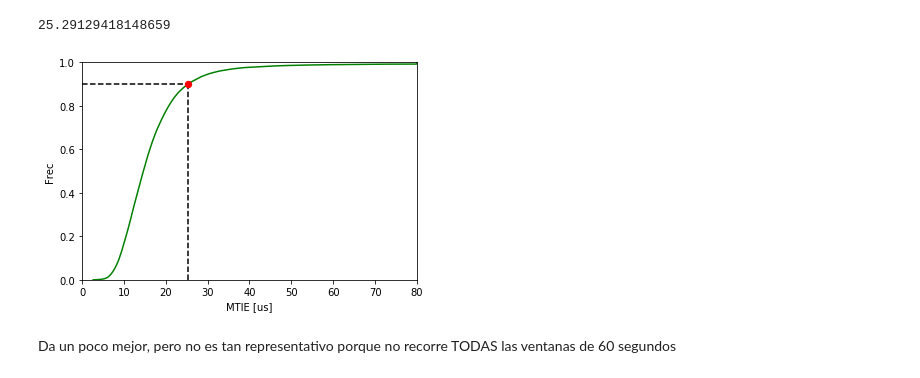
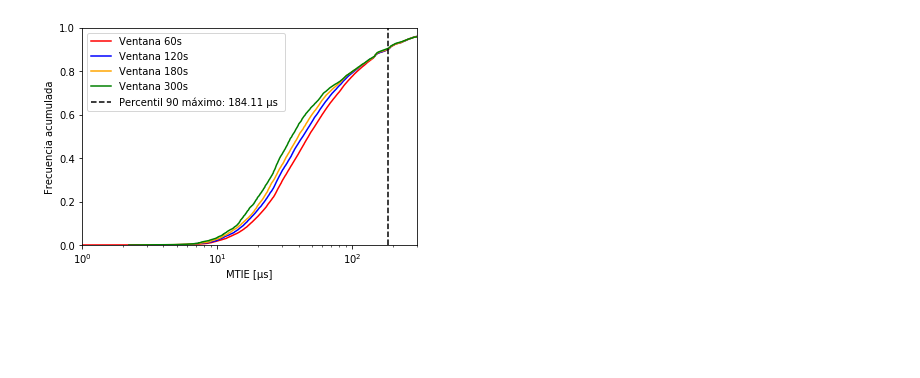
Before and after one commit to TallerIII-SIC/taller3-sic, a Jupyter notebook: src/mtie.ipynb, the cells around one changed output. Saved outputs shown, nothing was run; the diff lists cells and outputs as text; code cells hidden in the pictures; blank space fills up the shorter version.

```diff
--- a/src/mtie.ipynb
+++ b/src/mtie.ipynb
@@ -92,8 +55,0 @@ __OTRA FORMA, SIN BINS:__
-# %%
-def histogram_no_bins(x):
-    # esto nos da los valores únicos de MTIE, y cuántas veces aparece cada uno (frecuencia)
-    values, frequencies = np.unique(x, return_counts = True)
-    # suma acumulada
-    histogram = np.cumsum(frequencies)
-    histogram = histogram/histogram[-1]
-    return values, histogram
@@ -135,18 +56,38 @@ plt.xlim([0,threshold]);
-# %%
-perc = np.percentile(mtie_2,90)
-perc
-# %% [output]
-25.29129418148659
-# %%
-plt.plot(val_2,hist_2,c='g')
-plt.xlabel('MTIE [us]')
-plt.ylabel('Frec')
-plt.vlines(perc,0,0.90,linestyles='dashed')
-plt.hlines(0.90,0,perc,linestyles='dashed')
-plt.scatter([perc],[0.90],s=40,c='r',marker='o',zorder=3)
-plt.ylim([0,1])
-plt.xlim([0,threshold]);
-# %% [output]
-[figure, removed]
-# %% [markdown]
-Da un poco mejor, pero no es tan representativo porque no recorre TODAS las ventanas de 60 segundos
+# %%
+tie, mtie60 = mtie_calc(te, 60)
+tie, mtie120 = mtie_calc(te, 120)
+tie, mtie180 = mtie_calc(te, 180)
+tie, mtie300 = mtie_calc(te, 300)
+mtie120 = mtie120/2
+mtie180 = mtie180/3
+mtie300 = mtie300/5
+# %%
+perc60 = np.percentile(mtie60, 90)
+perc120 = np.percentile(mtie120, 90)
+perc180 = np.percentile(mtie180, 90)
+perc300 = np.percentile(mtie300, 90)
+max_perc = max(perc60,perc120,perc180,perc300)
+# %%
+val60, hist60 = histogram_no_bins(mtie60)
+val120, hist120 = histogram_no_bins(mtie120)
+val180, hist180 = histogram_no_bins(mtie180)
+val300, hist300 = histogram_no_bins(mtie300)
+
+plt.plot(val60, hist60, c='red', label='Ventana 60s')
+plt.plot(val120, hist120, c='blue', label='Ventana 120s')
+plt.plot(val180, hist180, c='orange', label='Ventana 180s')
+plt.plot(val300, hist300, c='green', label='Ventana 300s')
+
+plt.ylim([0,1])
+plt.xlim([1,300]);
+plt.semilogx()
+plt.xlabel('MTIE [μs]')
+plt.ylabel('Frecuencia acumulada')
+
+
+plt.axvline(x=max_perc, color='k', linestyle='--', label='Percentil 90 máximo:'+(' %.2f' % max_perc+' μs '))
+
+plt.legend();
+plt.savefig('mtie_sic.png')
+# %% [output]
+[figure, added]
```
Also changed, not shown: parts of 27 cells of this notebook, 57 other files.
